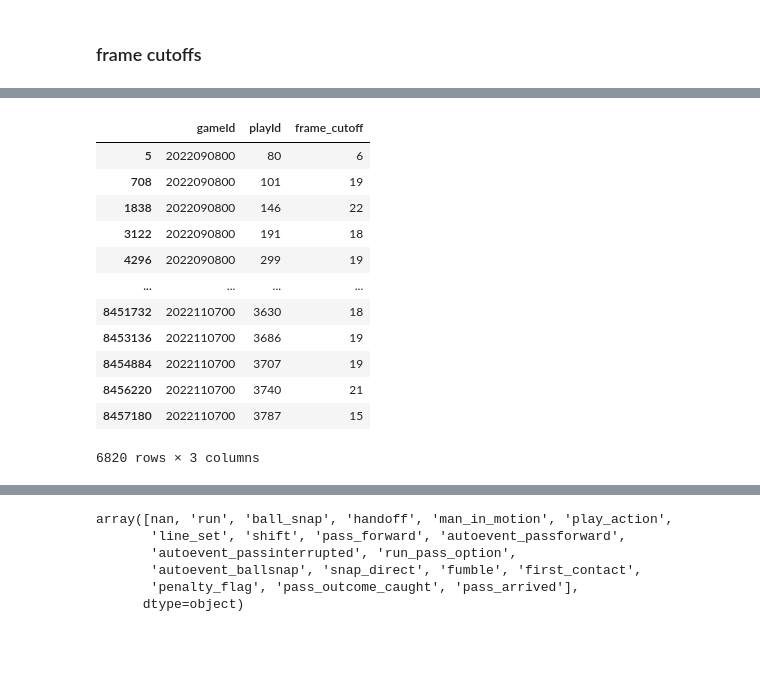
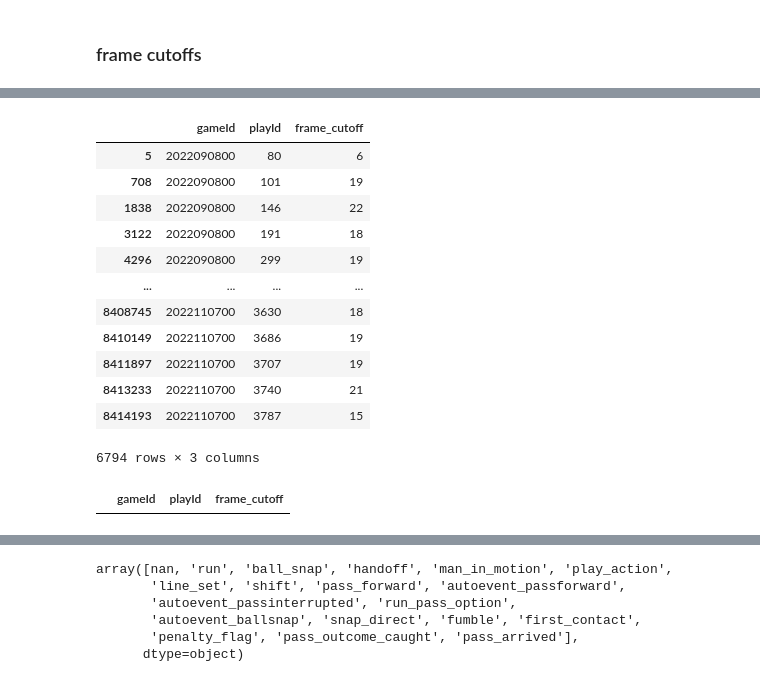
Before and after one commit to Andrew-Koulogeorge/NFL-Big-Data-Bowl, a Jupyter notebook: preprocessing/deep_learning_preprocessing_v2.ipynb, the cells around one changed output, grey strips where cells are left out. Saved outputs shown, nothing was run; the diff lists cells and outputs as text; code cells hidden in the pictures; blank space fills up the shorter version.

```diff
--- a/preprocessing/deep_learning_preprocessing_v2.ipynb
+++ b/preprocessing/deep_learning_preprocessing_v2.ipynb
@@ -62,21 +121,27 @@ tracking_df_clean[(tracking_df_clean['gameId'] == 2022090800) & (tracking_df_cle
 # %%
 # Filter for pre-handoff events
 
 # Step 1: Get the frames where handoff or run occurs
 frame_cutoffs = tracking_df_clean[(tracking_df_clean['event'] == 'run') | (tracking_df_clean['event'] == 'handoff')][['gameId', 'playId', 'frameId']].drop_duplicates()
+# frame_cutoffs = frame_cutoffs.loc[frame_cutoffs.groupby(['gameId', 'playId'])['frameId'].idxmax()]  # keeps the max frame with a duplicate
+frame_cutoffs = frame_cutoffs.drop_duplicates(subset=['gameId', 'playId'], keep=False)
 frame_cutoffs = frame_cutoffs.rename(columns = {'frameId':'frame_cutoff'})
 frame_cutoffs
 # %% [output]
 |  | gameId | playId | frame_cutoff |
 | 5 | 2022090800 | 80 | 6 |
 | 708 | 2022090800 | 101 | 19 |
 | 1838 | 2022090800 | 146 | 22 |
 | 3122 | 2022090800 | 191 | 18 |
 | 4296 | 2022090800 | 299 | 19 |
 | ... | ... | ... | ... |
-| 8451732 | 2022110700 | 3630 | 18 |
-| 8453136 | 2022110700 | 3686 | 19 |
-| 8454884 | 2022110700 | 3707 | 19 |
-| 8456220 | 2022110700 | 3740 | 21 |
-| 8457180 | 2022110700 | 3787 | 15 |
+| 8408745 | 2022110700 | 3630 | 18 |
+| 8410149 | 2022110700 | 3686 | 19 |
+| 8411897 | 2022110700 | 3707 | 19 |
+| 8413233 | 2022110700 | 3740 | 21 |
+| 8414193 | 2022110700 | 3787 | 15 |
-6820 rows × 3 columns
+6794 rows × 3 columns
+# %%
+frame_cutoffs[(frame_cutoffs['gameId'] == 2022091101) & (frame_cutoffs['playId'] == 2452)]
+# %% [output]
+|  | gameId | playId | frame_cutoff |
```
Also changed, not shown: parts of 26 cells of this notebook, 1 other file.
